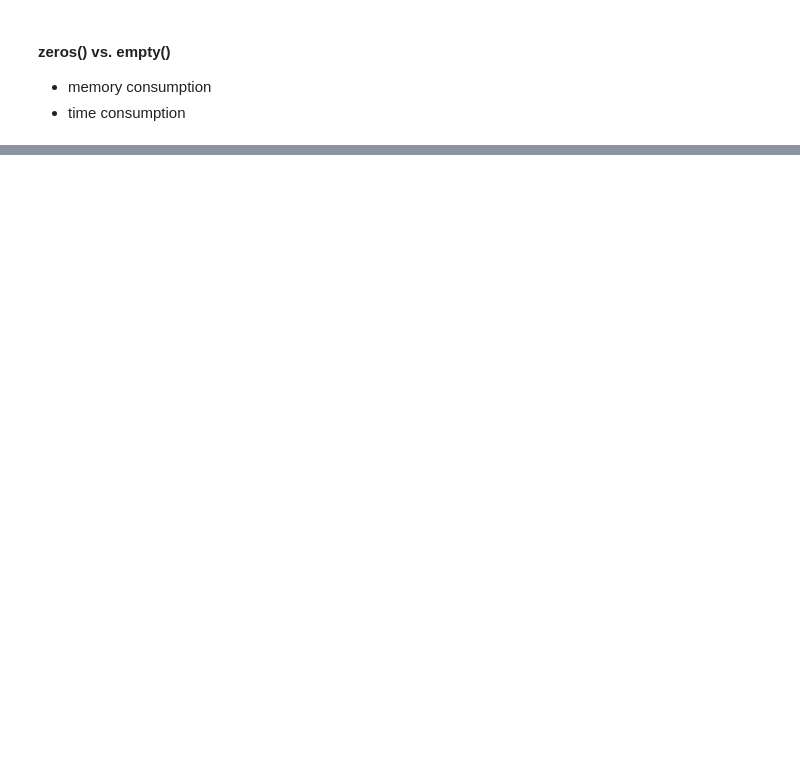
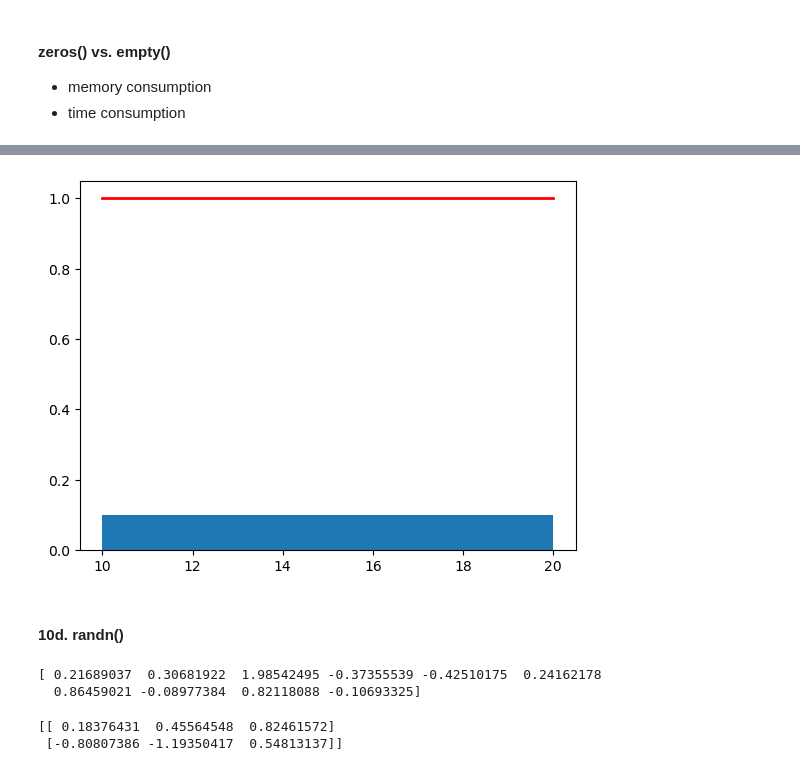
Before and after one commit to gptshubham/Python-for-DataScience-DurgaSoft, a Jupyter notebook: Numpy/2_creating_array.ipynb, the cells around one changed output, grey strips where cells are left out. Drawn from its saved outputs; the diff is of its cells as text; code cells hidden in the pictures; blank space fills up the shorter version.

Commit message:
creating array using random library completed

```diff
--- a/Numpy/2_creating_array.ipynb
+++ b/Numpy/2_creating_array.ipynb
@@ -529,0 +752,10 @@ Time taken by empty(): 0:00:00.000051
+# %%
+s = np.random.uniform(10,20,size=1000000)
+import matplotlib.pyplot as plt
+count,bins,ignored = plt.hist(s,15,density=True)
+plt.plot(bins,np.ones_like(bins),linewidth=2,color='r')
+plt.show()
+# %% [output]
+[figure, added]
+# %% [markdown]
+#### 10d. randn()
@@ -529,0 +767,14 @@ Time taken by empty(): 0:00:00.000051
+# %%
+# 1-D Array
+a = np.random.randn(10)
+print(a)
+# %% [output]
+[ 0.21689037  0.30681922  1.98542495 -0.37355539 -0.42510175  0.24162178
+  0.86459021 -0.08977384  0.82118088 -0.10693325]
+# %%
+# 2-D Array
+a = np.random.randn(2,3)
+print(a)
+# %% [output]
+[[ 0.18376431  0.45564548  0.82461572]
+ [-0.80807386 -1.19350417  0.54813137]]
```
Also changed, not shown: parts of 37 cells of this notebook, 1 other file.
